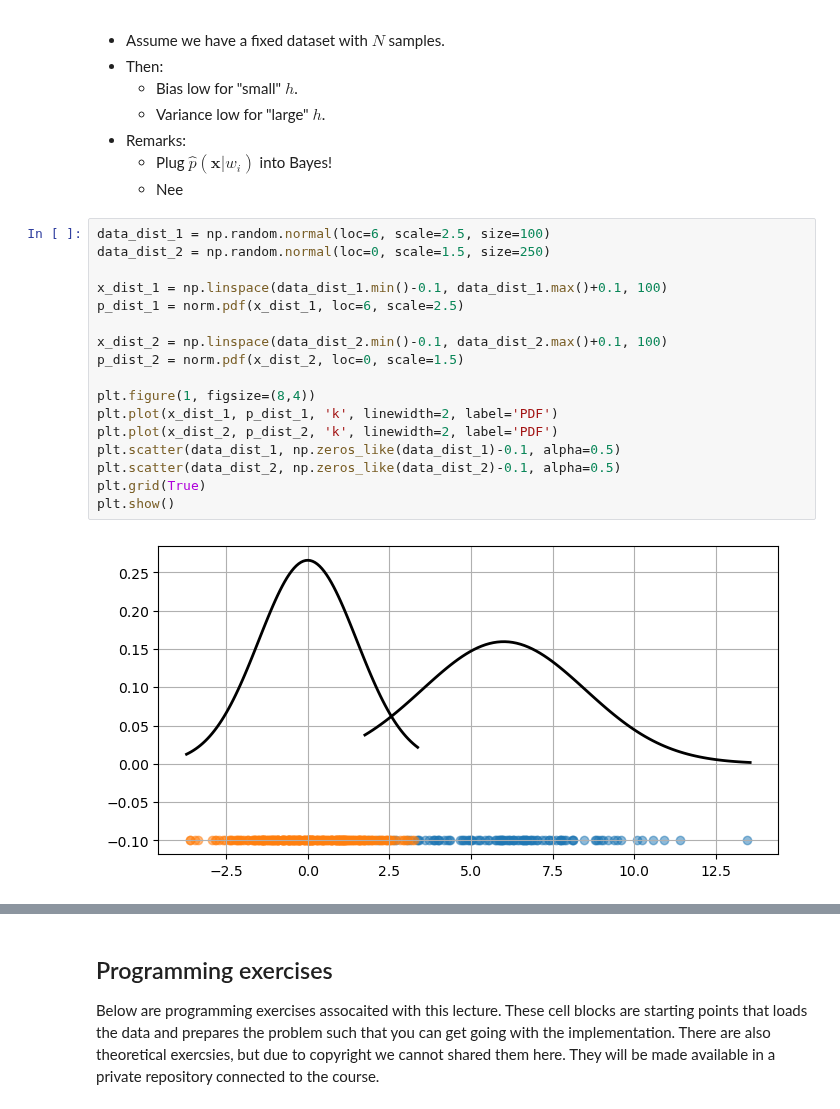
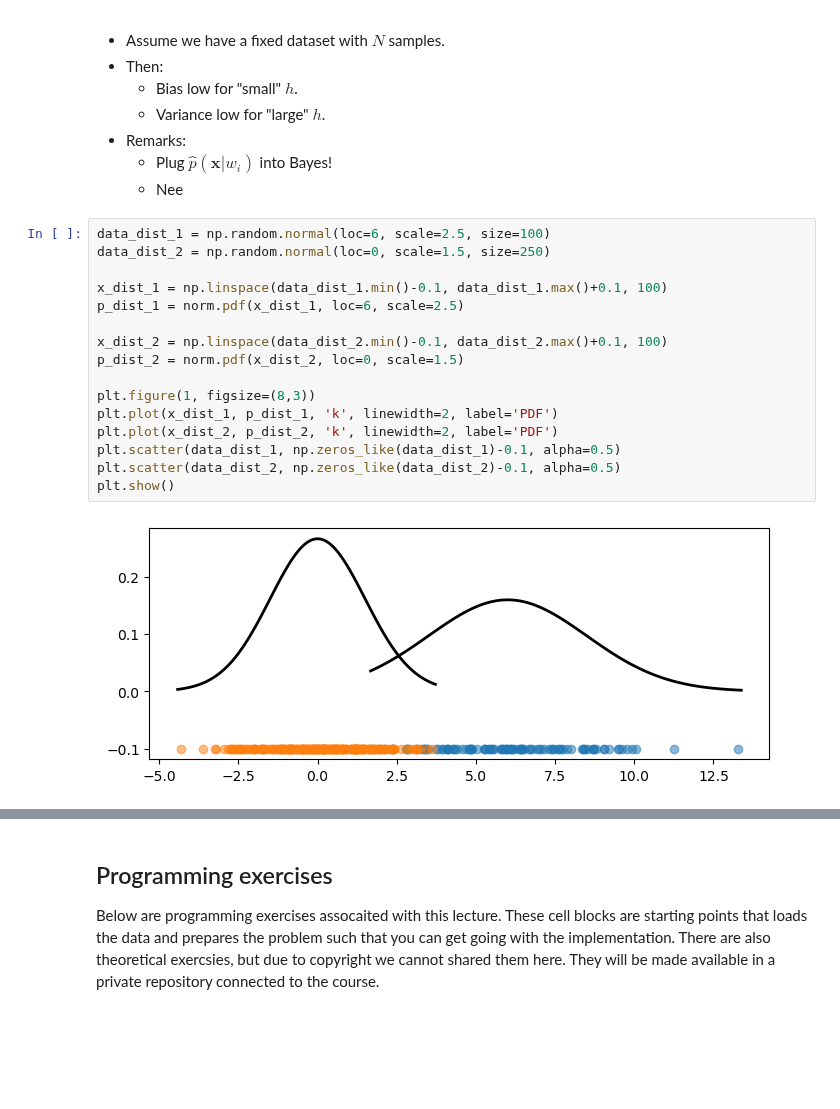
Before and after one commit to Wickstrom/pattern-recognition-handbook, a Jupyter notebook: notebooks/02/density_estimation.ipynb, the cells around one changed output, grey strips where cells are left out. Saved outputs shown, nothing was run; the diff lists cells and outputs as text; blank space fills up the shorter version.

```diff
--- a/notebooks/02/density_estimation.ipynb
+++ b/notebooks/02/density_estimation.ipynb
@@ -256,22 +258,21 @@ plt.show()
 # %%
 data_dist_1 = np.random.normal(loc=6, scale=2.5, size=100)
 data_dist_2 = np.random.normal(loc=0, scale=1.5, size=250)
 
 x_dist_1 = np.linspace(data_dist_1.min()-0.1, data_dist_1.max()+0.1, 100)
 p_dist_1 = norm.pdf(x_dist_1, loc=6, scale=2.5)
 
 x_dist_2 = np.linspace(data_dist_2.min()-0.1, data_dist_2.max()+0.1, 100)
 p_dist_2 = norm.pdf(x_dist_2, loc=0, scale=1.5)
 
-plt.figure(1, figsize=(8,4))
+plt.figure(1, figsize=(8,3))
 plt.plot(x_dist_1, p_dist_1, 'k', linewidth=2, label='PDF')
 plt.plot(x_dist_2, p_dist_2, 'k', linewidth=2, label='PDF')
 plt.scatter(data_dist_1, np.zeros_like(data_dist_1)-0.1, alpha=0.5)
 plt.scatter(data_dist_2, np.zeros_like(data_dist_2)-0.1, alpha=0.5)
-plt.grid(True)
 plt.show()
 # %% [output]
-[figure, old version]
+[figure, new version]
 # %%
 from sklearn.neighbors import KernelDensity
 
```
Also changed, not shown: parts of 8 cells of this notebook.
